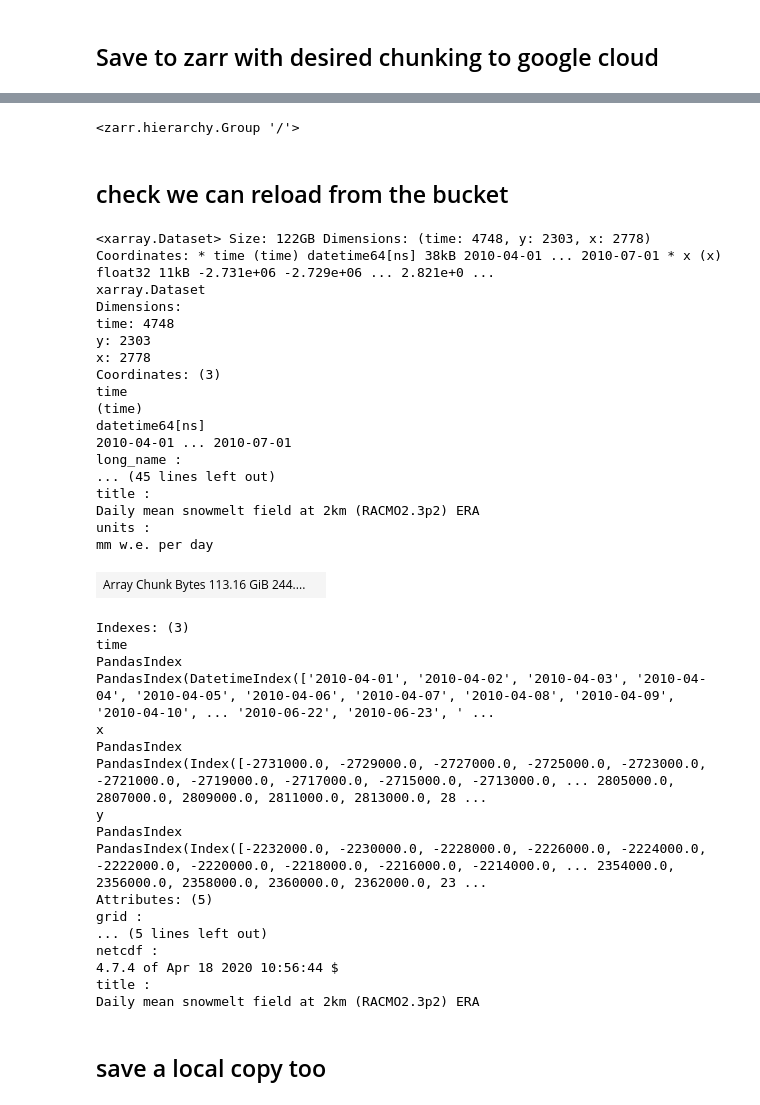
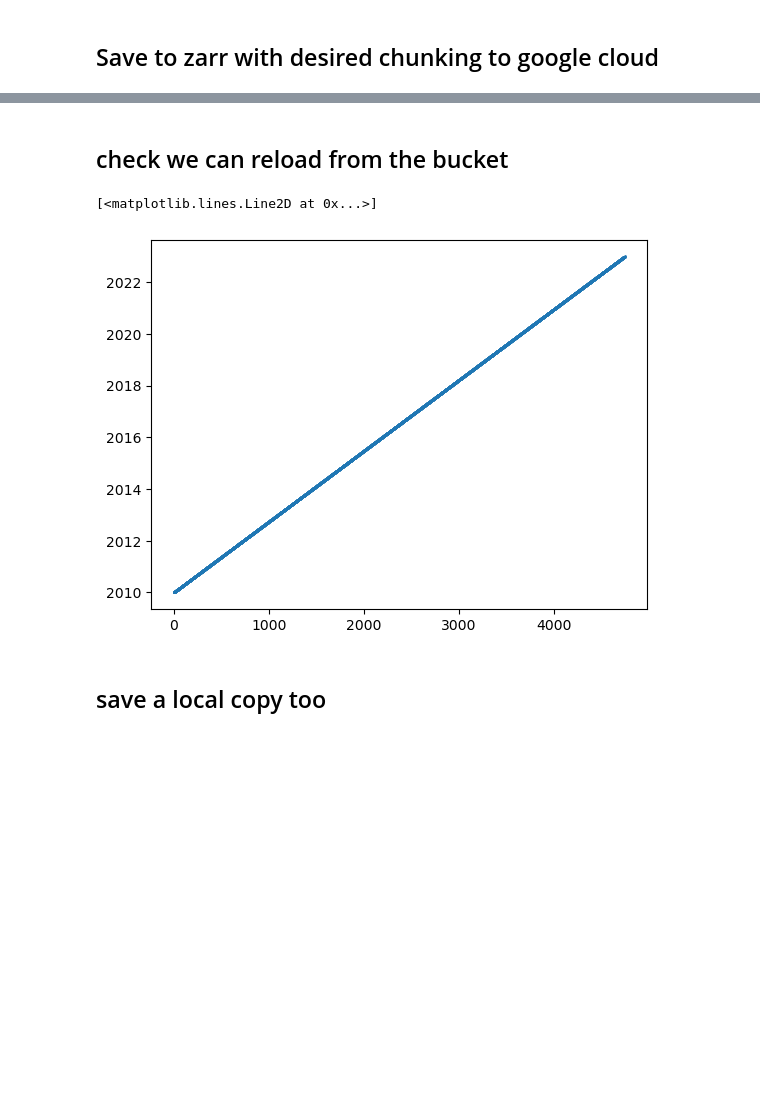
Before and after one commit to ldeo-glaciology/AntPen_NSF_NERC, a Jupyter notebook: code/rcm/daily_RACMO-to-zarr.ipynb, the cells around one changed output, grey strips where cells are left out. Drawn from its saved outputs; the diff is of its cells as text; code cells hidden in the pictures; blank space fills up the shorter version.

```diff
--- a/code/rcm/daily_RACMO-to-zarr.ipynb
+++ b/code/rcm/daily_RACMO-to-zarr.ipynb
@@ -100,10 +119,12 @@ client
 # %%
-mapper = fsspec.get_mapper('gs://ldeo-glaciology/RACMO_2km/snowmelt.zarr', mode='w', token=token)
+mapper = fsspec.get_mapper('gs://ldeo-glaciology/RACMO_2km/snowmelt_v2.zarr', mode='w', token=token)
 
 array_plan = rechunk(source = all,
                      target_chunks = {"x": -1, "y": -1, "time": 10},
                      max_mem = "500MB",
                      target_store = mapper,
                      temp_store='rechunking_temp')
-array_plan
+with ProgressBar():
+    array_plan.execute()
+zarr.consolidate_metadata(mapper)
 # %% [output]
@@ -145,50 +132,11 @@ None
-# %%
-with ProgressBar():
-    array_plan.execute()
-zarr.consolidate_metadata(mapper)
-# %% [output]
-<zarr.hierarchy.Group '/'>
 # %% [markdown]
 ## check we can reload from the bucket
 # %%
 all_reloaded = xr.open_dataset(mapper, engine = 'zarr', chunks = {})
-all_reloaded
+plt.plot(all_reloaded.time.values, linestyle='None', marker='o', markersize=1)
 # %% [output]
-<xarray.Dataset> Size: 122GB Dimensions: (time: 4748, y: 2303, x: 2778) Coordinates: * time (time) datetime64[ns] 38kB 2010-04-01 ... 2010-07-01 * x (x) float32 11kB -2.731e+06 -2.729e+06 ... 2.821e+0 ...
-xarray.Dataset
-Dimensions:
-time: 4748
-y: 2303
-x: 2778
-Coordinates: (3)
-time
-(time)
-datetime64[ns]
-2010-04-01 ... 2010-07-01
-long_name :
-... (45 lines left out)
-title :
-Daily mean snowmelt field at 2km (RACMO2.3p2) ERA
-units :
-mm w.e. per day
+[<matplotlib.lines.Line2D at 0x...>]
-| Array Chunk Bytes 113.16 GiB 244.... |  |
-Indexes: (3)
-time
-PandasIndex
-PandasIndex(DatetimeIndex(['2010-04-01', '2010-04-02', '2010-04-03', '2010-04-04', '2010-04-05', '2010-04-06', '2010-04-07', '2010-04-08', '2010-04-09', '2010-04-10', ... '2010-06-22', '2010-06-23', ' ...
-x
-PandasIndex
-PandasIndex(Index([-2731000.0, -2729000.0, -2727000.0, -2725000.0, -2723000.0, -2721000.0, -2719000.0, -2717000.0, -2715000.0, -2713000.0, ... 2805000.0, 2807000.0, 2809000.0, 2811000.0, 2813000.0, 28 ...
-y
-PandasIndex
-PandasIndex(Index([-2232000.0, -2230000.0, -2228000.0, -2226000.0, -2224000.0, -2222000.0, -2220000.0, -2218000.0, -2216000.0, -2214000.0, ... 2354000.0, 2356000.0, 2358000.0, 2360000.0, 2362000.0, 23 ...
-Attributes: (5)
-grid :
-... (5 lines left out)
-netcdf :
-4.7.4 of Apr 18 2020 10:56:44 $
-title :
-Daily mean snowmelt field at 2km (RACMO2.3p2) ERA
+[figure, added]
 # %% [markdown]
 ## save a local copy too
 # %%
```
Also changed, not shown: parts of 11 cells of this notebook.
